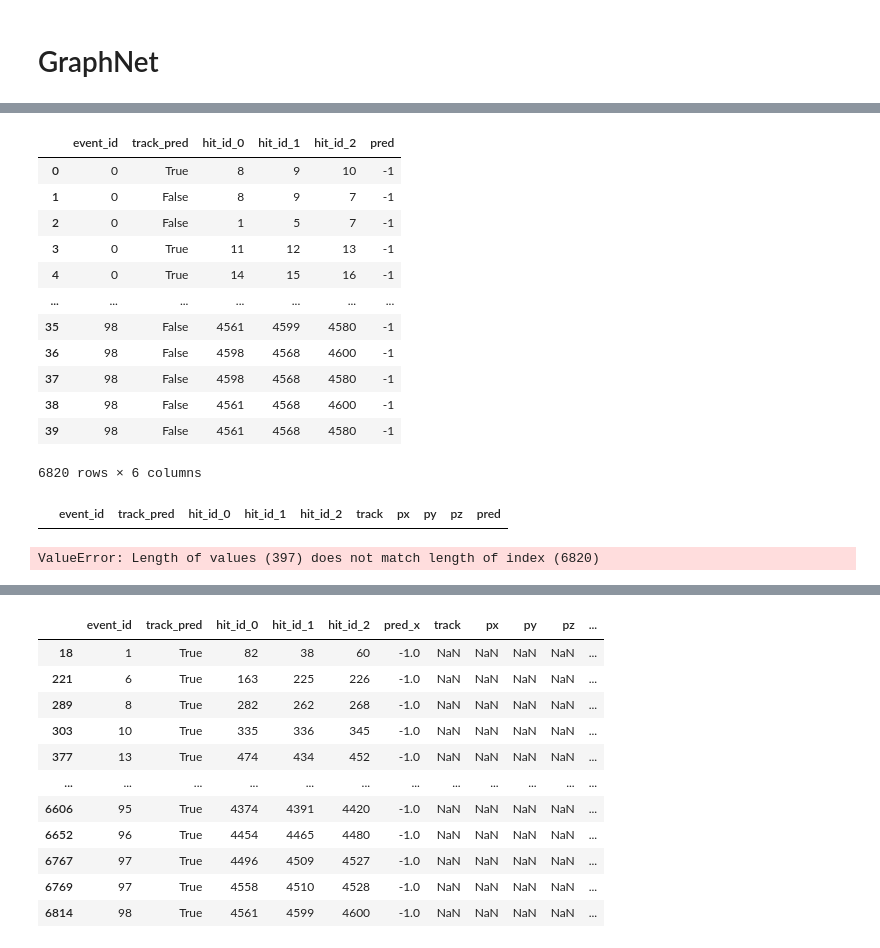
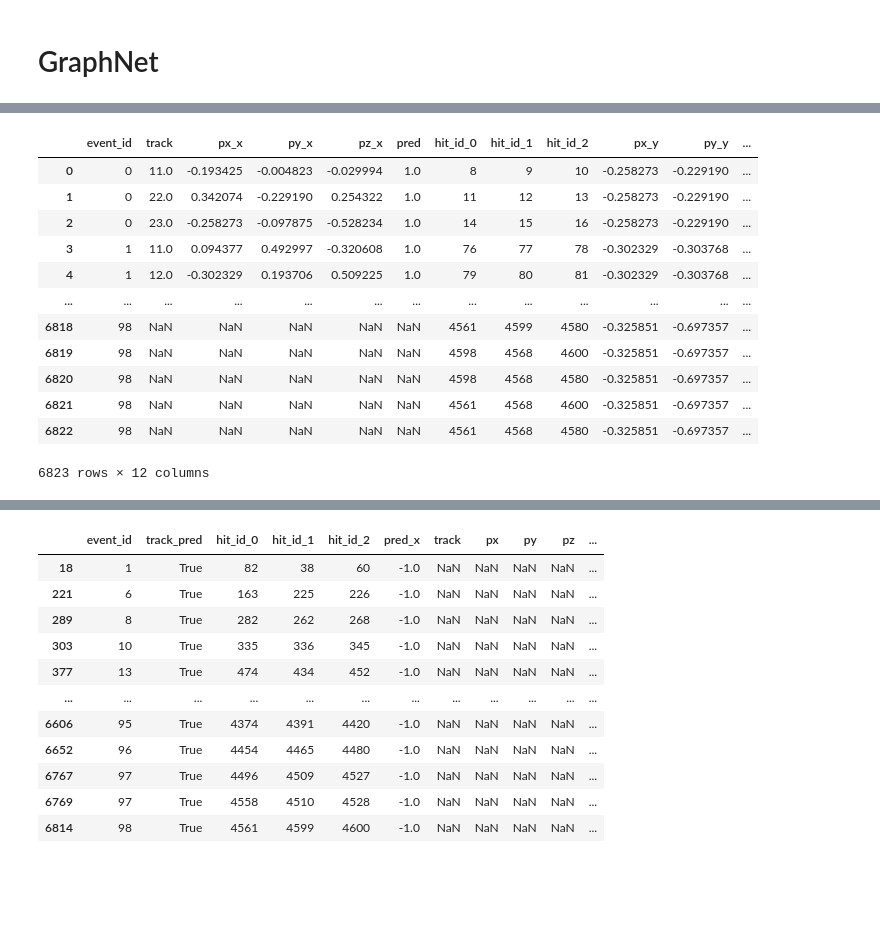
Before and after one commit to t3hseus/ariadne, a Jupyter notebook: notebooks/evaluate_modern.ipynb, the cells around one changed output, grey strips where cells are left out. Saved outputs shown, nothing was run; the diff lists cells and outputs as text; code cells hidden in the pictures; blank space fills up the shorter version.

```diff
--- a/notebooks/evaluate_modern.ipynb
+++ b/notebooks/evaluate_modern.ipynb
@@ -216,2 +242,6 @@ True
 # %%
-recall_results = pd.merge(all_tracks, reco_tracks,  how='left', on=['event_id', 'hit_id_0','hit_id_1', 'hit_id_2'])
+recall_results = pd.merge(all_tracks, reco_tracks,  how='outer', on=['event_id', 'hit_id_0','hit_id_1', 'hit_id_2'])
+not_found_tracks = (recall_results.track_pred != False) & (recall_results.track_pred != True)
+recall_results.loc[not_found_tracks, 'track_pred'] = False
+recall_results.loc[recall_results.track_pred, 'pred'] = 1
+recall_results = recall_results.drop(['track_pred'], axis=1)
@@ -236,26 +248,18 @@ reco_tracks['pred'] = -1
-# %%
-reco_tracks
-# %% [output]
-|  | event_id | track_pred | hit_id_0 | hit_id_1 | hit_id_2 | pred |
-| 0 | 0 | True | 8 | 9 | 10 | -1 |
-| 1 | 0 | False | 8 | 9 | 7 | -1 |
-| 2 | 0 | False | 1 | 5 | 7 | -1 |
-| 3 | 0 | True | 11 | 12 | 13 | -1 |
-| 4 | 0 | True | 14 | 15 | 16 | -1 |
-| ... | ... | ... | ... | ... | ... | ... |
-| 35 | 98 | False | 4561 | 4599 | 4580 | -1 |
-| 36 | 98 | False | 4598 | 4568 | 4600 | -1 |
-| 37 | 98 | False | 4598 | 4568 | 4580 | -1 |
-| 38 | 98 | False | 4561 | 4568 | 4600 | -1 |
-| 39 | 98 | False | 4561 | 4568 | 4580 | -1 |
-6820 rows × 6 columns
+# %%
+recall_results
+# %% [output]
+|  | event_id | track | px_x | py_x | pz_x | pred | hit_id_0 | hit_id_1 | hit_id_2 | px_y | py_y | ... |
+| 0 | 0 | 11.0 | -0.193425 | -0.004823 | -0.029994 | 1.0 | 8 | 9 | 10 | -0.258273 | -0.229190 | ... |
+| 1 | 0 | 22.0 | 0.342074 | -0.229190 | 0.254322 | 1.0 | 11 | 12 | 13 | -0.258273 | -0.229190 | ... |
+| 2 | 0 | 23.0 | -0.258273 | -0.097875 | -0.528234 | 1.0 | 14 | 15 | 16 | -0.258273 | -0.229190 | ... |
+| 3 | 1 | 11.0 | 0.094377 | 0.492997 | -0.320608 | 1.0 | 76 | 77 | 78 | -0.302329 | -0.303768 | ... |
+| 4 | 1 | 12.0 | -0.302329 | 0.193706 | 0.509225 | 1.0 | 79 | 80 | 81 | -0.302329 | -0.303768 | ... |
+| ... | ... | ... | ... | ... | ... | ... | ... | ... | ... | ... | ... | ... |
+| 6818 | 98 | NaN | NaN | NaN | NaN | NaN | 4561 | 4599 | 4580 | -0.325851 | -0.697357 | ... |
+| 6819 | 98 | NaN | NaN | NaN | NaN | NaN | 4598 | 4568 | 4600 | -0.325851 | -0.697357 | ... |
+| 6820 | 98 | NaN | NaN | NaN | NaN | NaN | 4598 | 4568 | 4580 | -0.325851 | -0.697357 | ... |
+| 6821 | 98 | NaN | NaN | NaN | NaN | NaN | 4561 | 4568 | 4600 | -0.325851 | -0.697357 | ... |
+| 6822 | 98 | NaN | NaN | NaN | NaN | NaN | 4561 | 4568 | 4580 | -0.325851 | -0.697357 | ... |
+6823 rows × 12 columns
 # %%
 precision_results = pd.merge(reco_tracks, all_tracks, how='left', on=['event_id', 'hit_id_0','hit_id_1', 'hit_id_2'])
-# %%
-precision_results[(precision_results.track_pred == True) & precision_results.pred != 0.0]
-# %% [output]
-|  | event_id | track_pred | hit_id_0 | hit_id_1 | hit_id_2 | track | px | py | pz | pred |
-# %%
-precision_results[precision_results.pred_y == 0.0, 'pred_x']=precision_results[precision_results.pred_y == 0.0, 'pred_y'].pred_y.values
-# %% [output]
-ValueError: Length of values (397) does not match length of index (6820)
```
Also changed, not shown: parts of 12 cells of this notebook, 2 other files.
